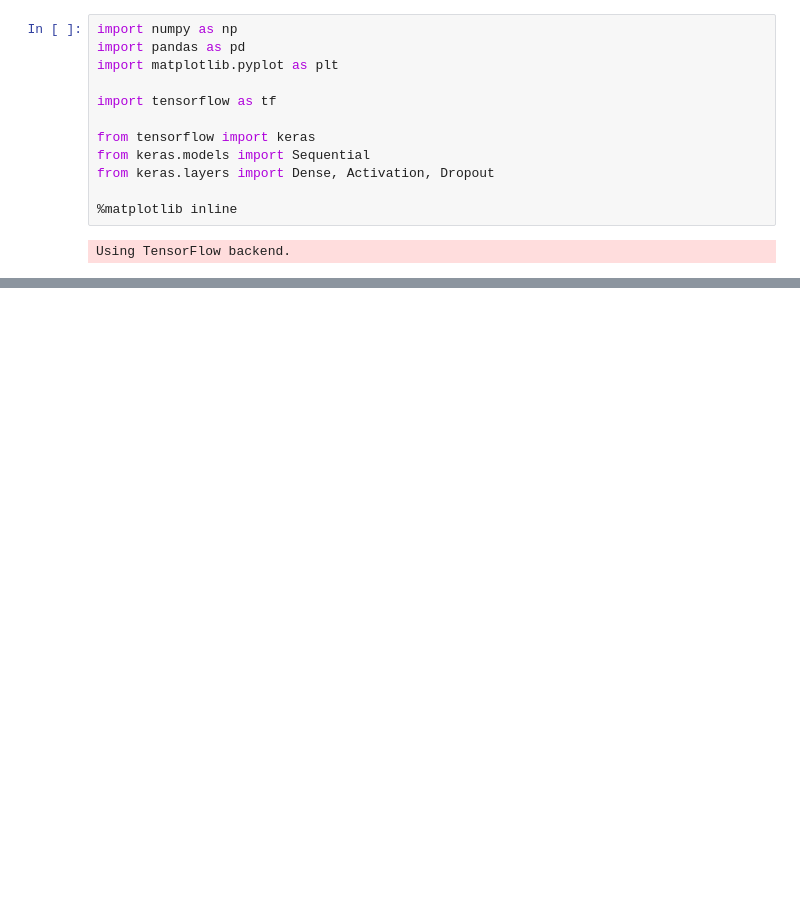
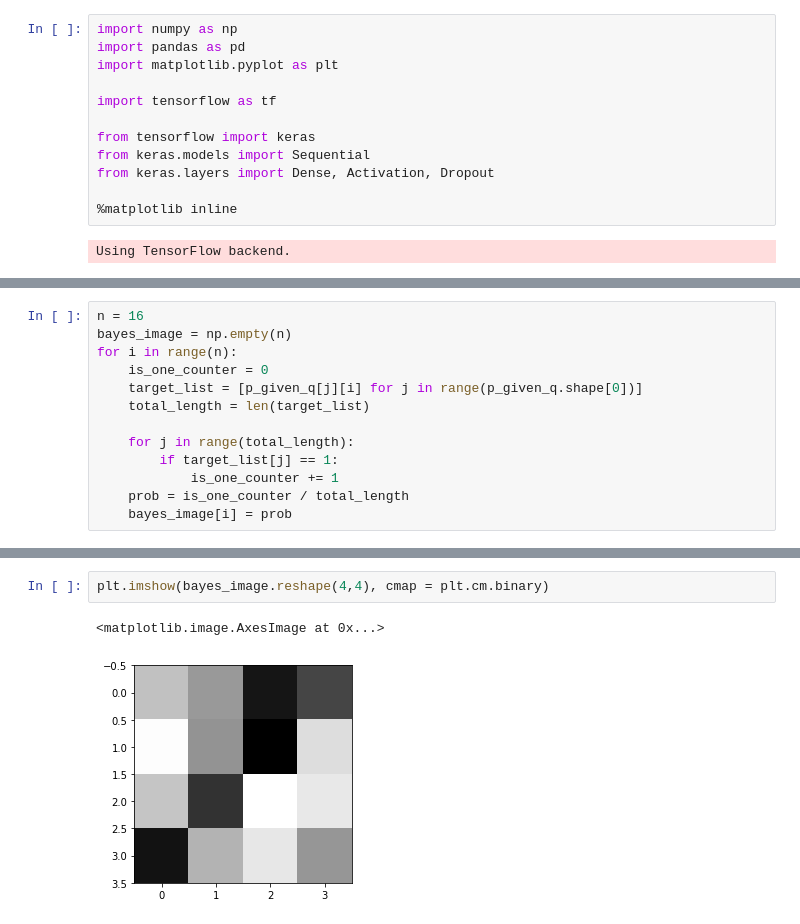
Before and after one commit to mositori/Bayesian-SuperResolution, a Jupyter notebook: ex1/autoencoder_example.ipynb, the cells around one changed output, grey strips where cells are left out. Drawn from its saved outputs; the diff is of its cells as text; blank space fills up the shorter version.

```diff
--- a/ex1/autoencoder_example.ipynb
+++ b/ex1/autoencoder_example.ipynb
@@ -164,0 +127,13 @@ array([[0., 0., 0., ..., 0., 1., 1.],
+# %%
+n = 16
+bayes_image = np.empty(n)
+for i in range(n):
+    is_one_counter = 0
+    target_list = [p_given_q[j][i] for j in range(p_given_q.shape[0])]
+    total_length = len(target_list)
+
+    for j in range(total_length):
+        if target_list[j] == 1:
+            is_one_counter += 1
+    prob = is_one_counter / total_length
+    bayes_image[i] = prob
@@ -164,0 +147,5 @@ array([[0., 0., 0., ..., 0., 1., 1.],
+# %%
+plt.imshow(bayes_image.reshape(4,4), cmap = plt.cm.binary)
+# %% [output]
+<matplotlib.image.AxesImage at 0x...>
+[figure, added]
```
Also changed, not shown: parts of 17 cells of this notebook, 1 other file.
